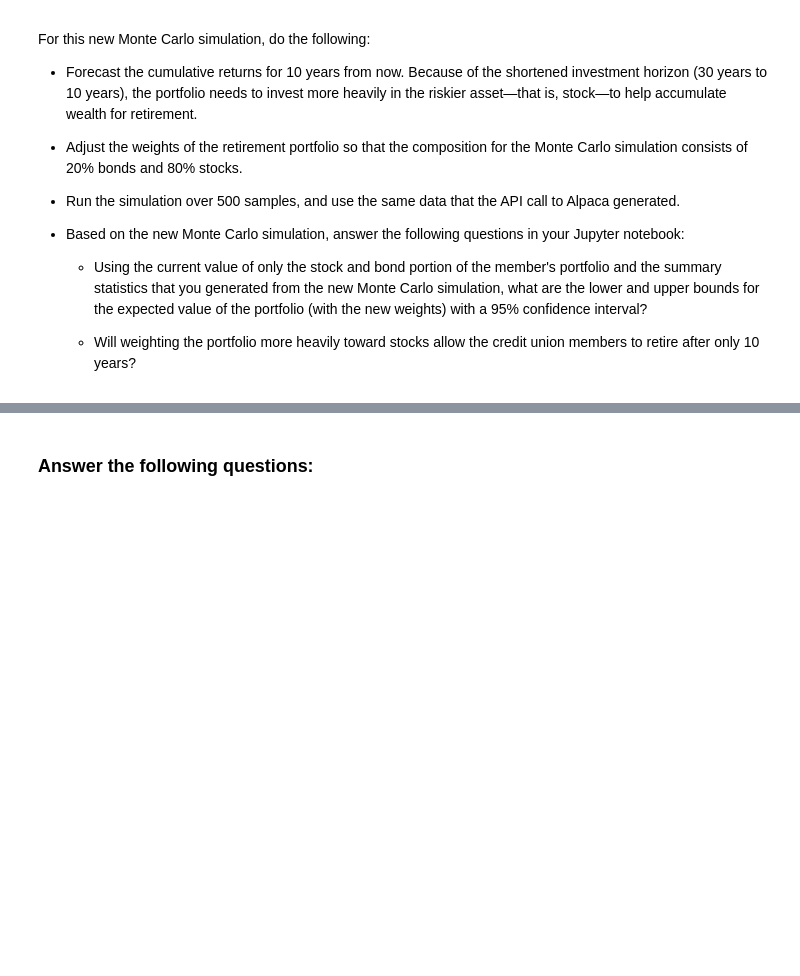
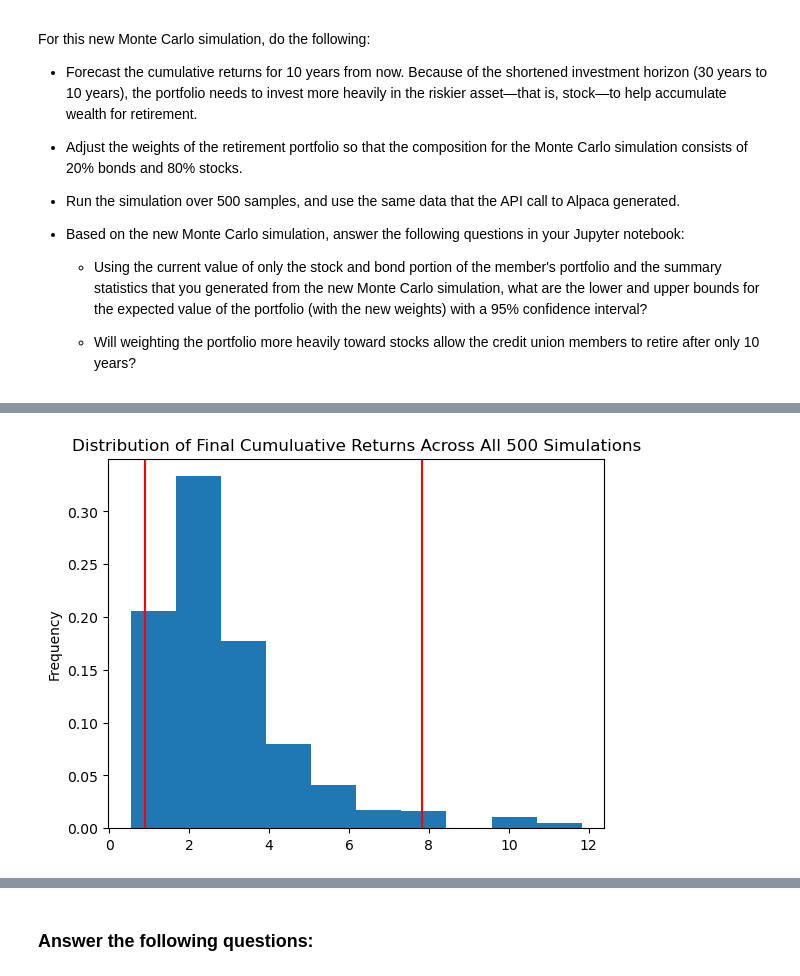
Before and after one commit to 12jasteiner/Module_5_Fin_Planner, a Jupyter notebook: financial_planning_tools.ipynb, the cells around one changed output, grey strips where cells are left out. Saved outputs shown, nothing was run; the diff lists cells and outputs as text; code cells hidden in the pictures; blank space fills up the shorter version.

```diff
--- a/financial_planning_tools.ipynb
+++ b/financial_planning_tools.ipynb
@@ -516,7 +668,9 @@ For this new Monte Carlo simulation, do the following:
 # %%
 # Visualize the probability distribution of the 10-year Monte Carlo simulation
 # by plotting a histogram
-# YOUR CODE HERE
+MC10_sim_distribution_plot=MC_10yr.plot_distribution()
+# %% [output]
+[figure, added]
 # %%
 # Generate summary statistics from the 10-year Monte Carlo simulation results
 # Save the results as a variable
```
Also changed, not shown: parts of 18 cells of this notebook.
